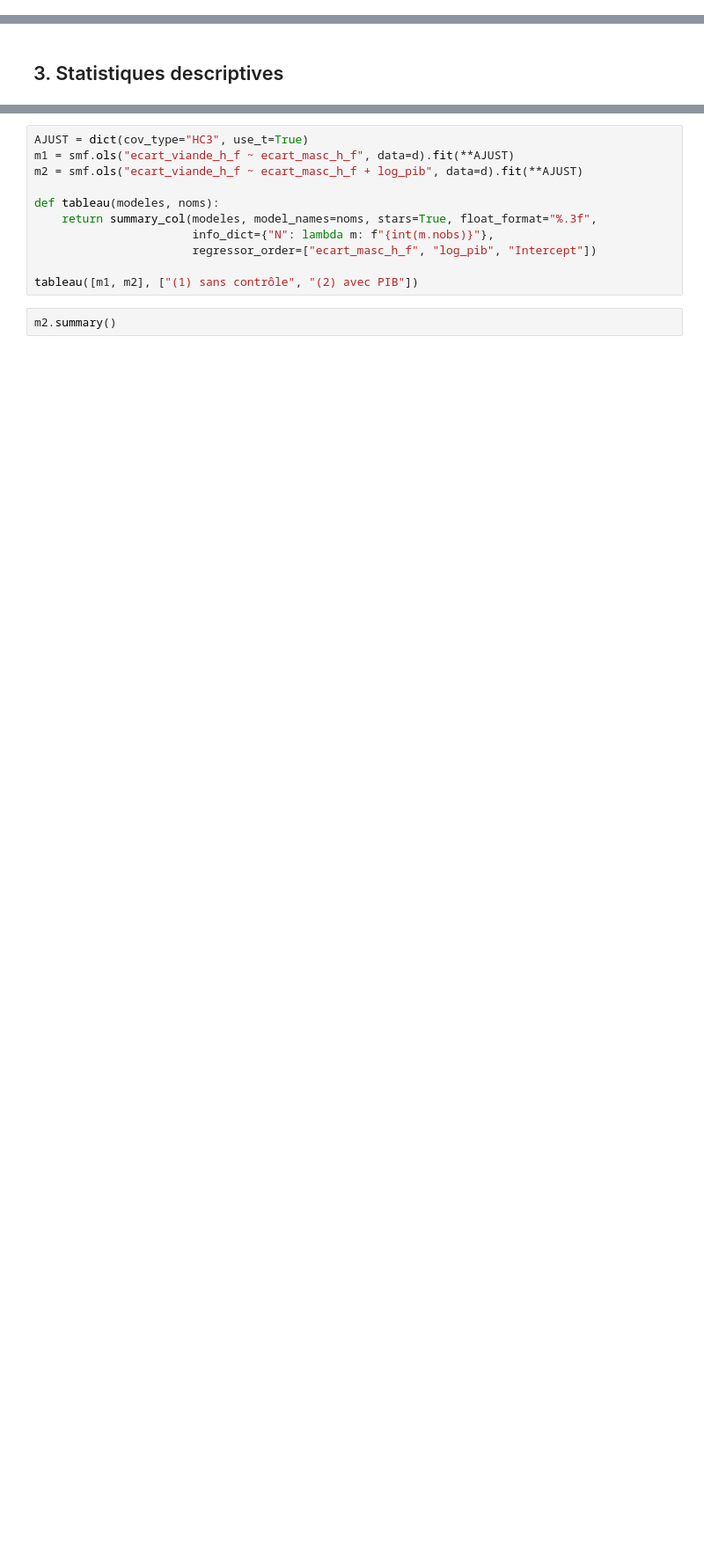
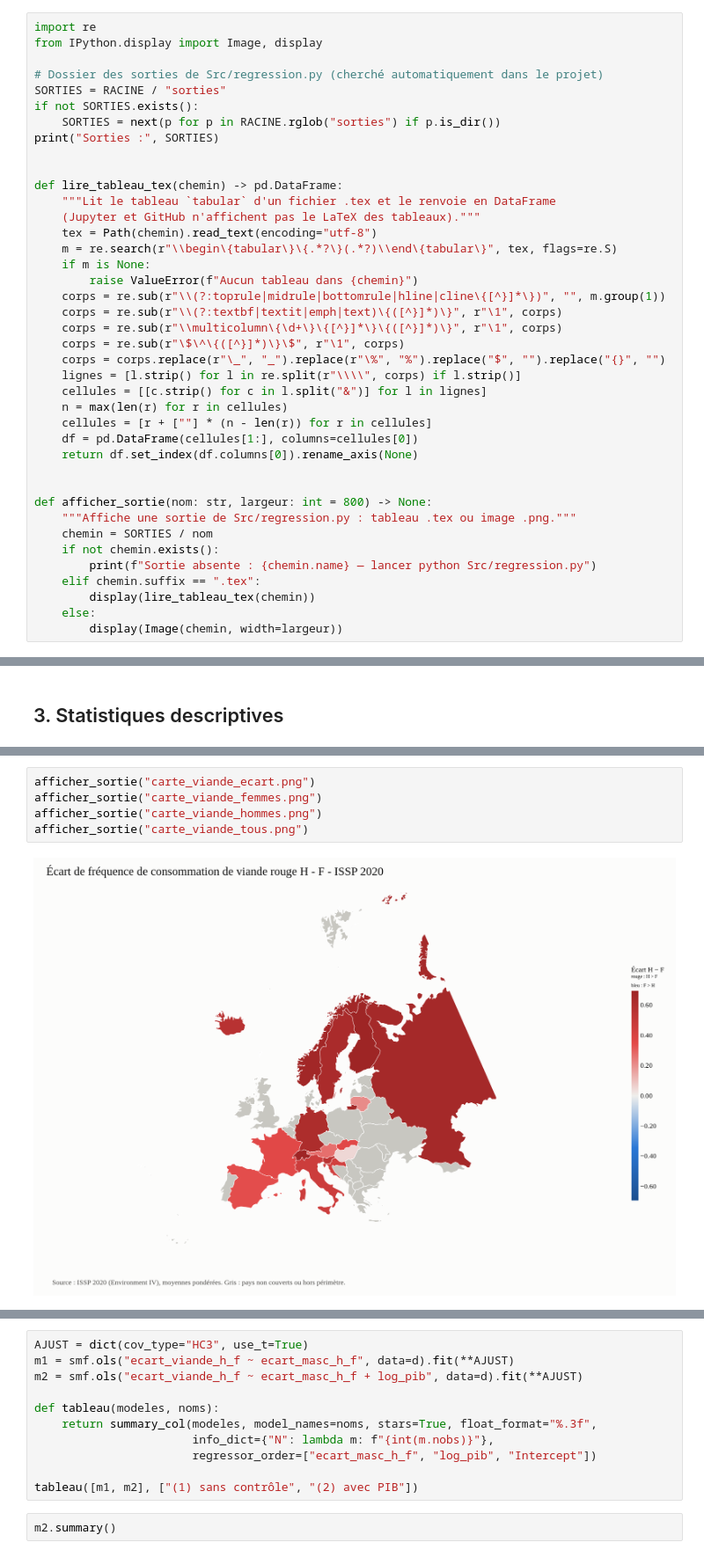
Before and after one commit to EmnaLarbi/Projet_01_ENSAE_2A, a Jupyter notebook: notebook.ipynb, the cells around one changed output, grey strips where cells are left out. Shown at 88% size. Drawn from its saved outputs; the diff is of its cells as text; blank space fills up the shorter version.

```diff
--- a/notebook.ipynb
+++ b/notebook.ipynb
@@ -77,3 +77,43 @@ else:
     print("Lecture des fichiers déjà produits dans Data/processed/")
 # %% [output]
 Lecture des fichiers déjà produits dans Data/processed/
+# %%
+import re
+from IPython.display import Image, display
+
+# Dossier des sorties de Src/regression.py (cherché automatiquement dans le projet)
+SORTIES = RACINE / "sorties"
+if not SORTIES.exists():
+    SORTIES = next(p for p in RACINE.rglob("sorties") if p.is_dir())
+print("Sorties :", SORTIES)
+
+
+def lire_tableau_tex(chemin) -> pd.DataFrame:
+    """Lit le tableau `tabular` d'un fichier .tex et le renvoie en DataFrame
+    (Jupyter et GitHub n'affichent pas le LaTeX des tableaux)."""
+    tex = Path(chemin).read_text(encoding="utf-8")
+    m = re.search(r"\\begin\{tabular\}\{.*?\}(.*?)\\end\{tabular\}", tex, flags=re.S)
+    if m is None:
+        raise ValueError(f"Aucun tableau dans {chemin}")
+    corps = re.sub(r"\\(?:toprule|midrule|bottomrule|hline|cline\{[^}]*\})", "", m.group(1))
+    corps = re.sub(r"\\(?:textbf|textit|emph|text)\{([^}]*)\}", r"\1", corps)
+    corps = re.sub(r"\\multicolumn\{\d+\}\{[^}]*\}\{([^}]*)\}", r"\1", corps)
+    corps = re.sub(r"\$\^\{([^}]*)\}\$", r"\1", corps)
+    corps = corps.replace(r"\_", "_").replace(r"\%", "%").replace("$", "").replace("{}", "")
+    lignes = [l.strip() for l in re.split(r"\\\\", corps) if l.strip()]
+    cellules = [[c.strip() for c in l.split("&")] for l in lignes]
+    n = max(len(r) for r in cellules)
+    cellules = [r + [""] * (n - len(r)) for r in cellules]
+    df = pd.DataFrame(cellules[1:], columns=cellules[0])
+    return df.set_index(df.columns[0]).rename_axis(None)
+
+
+def afficher_sortie(nom: str, largeur: int = 800) -> None:
+    """Affiche une sortie de Src/regression.py : tableau .tex ou image .png."""
+    chemin = SORTIES / nom
+    if not chemin.exists():
+        print(f"Sortie absente : {chemin.name} — lancer python Src/regression.py")
+    elif chemin.suffix == ".tex":
+        display(lire_tableau_tex(chemin))
+    else:
+        display(Image(chemin, width=largeur))
@@ -284,0 +271,7 @@ display(d[VARS].corr(method="spearman"))
+# %%
+afficher_sortie("carte_viande_ecart.png")
+afficher_sortie("carte_viande_femmes.png")
+afficher_sortie("carte_viande_hommes.png")
+afficher_sortie("carte_viande_tous.png")
+# %% [output]
+[figure, added]
```
Also changed, not shown: parts of 25 cells of this notebook, 5 other files.
